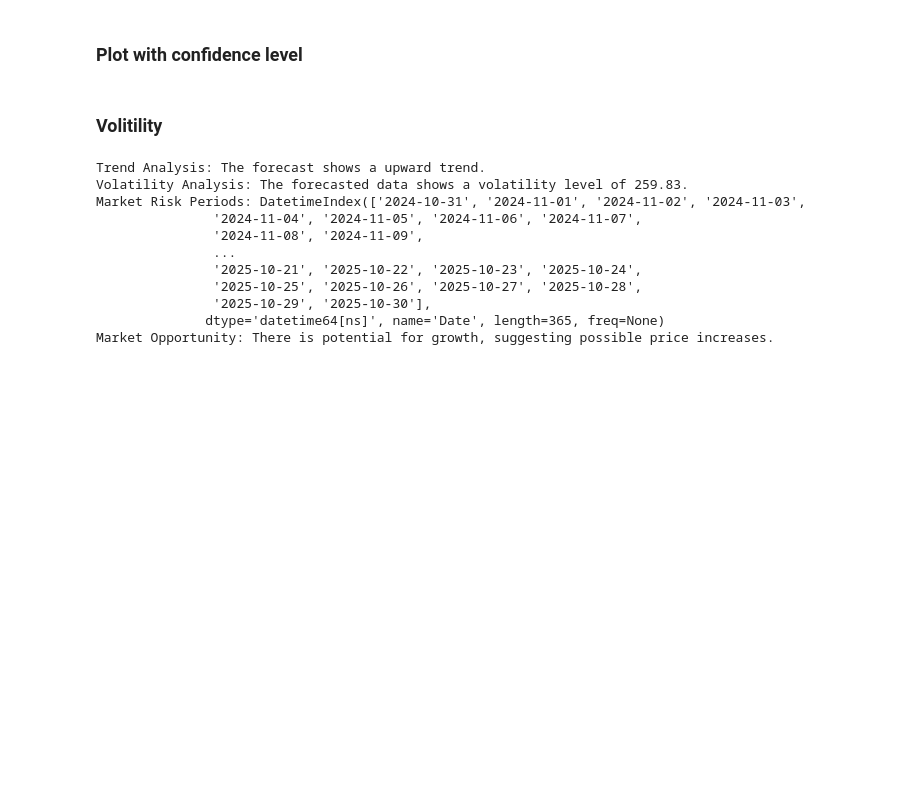
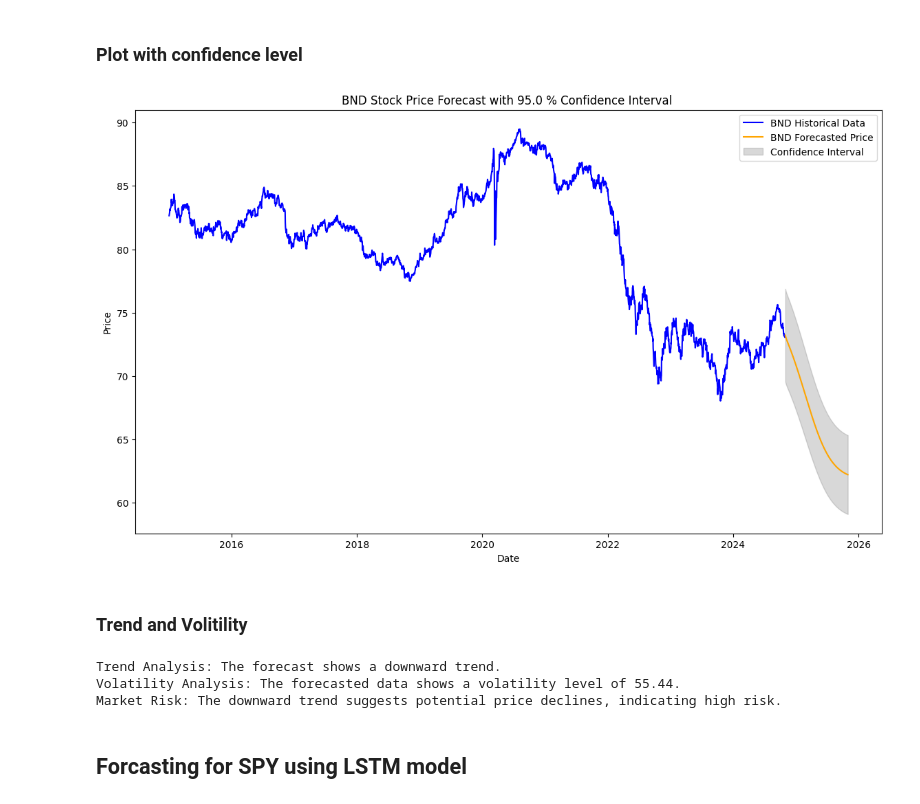
Before and after one commit to wolderufael/Time-Series-Forecasting-for-Portfolio-Management-Optimization, a Jupyter notebook: notebook/Forcast.ipynb, the cells around one changed output. Drawn from its saved outputs; the diff is of its cells as text; code cells hidden in the pictures; blank space fills up the shorter version.

Commit message:
BND and SPY forecast for one year

```diff
--- a/notebook/Forcast.ipynb
+++ b/notebook/Forcast.ipynb
@@ -45,0 +62,4 @@ TSLA_prediction=forecast.lstm_predict_future(stoke_data,'TSLA',model_path,scaler
+# %%
+model_path='models/BND-12-11-2024-11-34-26-00.pkl'
+scaler_path='models/BND-scaler.joblib'
+BND_prediction=forecast.lstm_predict_future(stoke_data,'BND',model_path,scaler_path,365)
@@ -46,38 +84,16 @@ TSLA_prediction=forecast.lstm_predict_future(stoke_data,'TSLA',model_path,scaler
 # %% [markdown]
 ### Plot with confidence level
 # %%
-forecast.plot_forecast('TSLA',stoke_data,TSLA_prediction,0.05)
+forecast.plot_forecast('BND',stoke_data,BND_prediction,0.05)
+# %% [output]
+[figure, added]
 # %% [markdown]
-### **Volitility**
+### **Trend and Volitility**
-# %%
-import numpy as np
-def analyze_forecast(ticker,forecasted_data, confidence_interval=0.05):
-    # Trend Analysis
-    trend = "upward" if forecasted_data[ticker][-1] > forecasted_data[ticker][0] else "downward"
-    print(f"Trend Analysis: The forecast shows a {trend} trend.")
-    variance=forecasted_data[ticker].var()
-    volatility = np.sqrt(variance * 252)
-    # Volatility and Risk Analysis
-    # volatility = (forecasted_data.max() - forecasted_data.min()) / forecasted_data.mean()
-    print(f"Volatility Analysis: The forecasted data shows a volatility level of {volatility:.2f}.")
-
-    # Market Opportunities and Risks
-    if trend == "upward":
-        print("Market Opportunity: There is potential for growth, suggesting possible price increases.")
-    else:
-        print("Market Risk: The downward trend suggests potential price declines, indicating high risk.")
-
-
-analyze_forecast('TSLA',TSLA_prediction)
-# %% [output]
-Trend Analysis: The forecast shows a upward trend.
-Volatility Analysis: The forecasted data shows a volatility level of 259.83.
-Market Risk Periods: DatetimeIndex(['2024-10-31', '2024-11-01', '2024-11-02', '2024-11-03',
-               '2024-11-04', '2024-11-05', '2024-11-06', '2024-11-07',
-               '2024-11-08', '2024-11-09',
-               ...
-               '2025-10-21', '2025-10-22', '2025-10-23', '2025-10-24',
-               '2025-10-25', '2025-10-26', '2025-10-27', '2025-10-28',
-               '2025-10-29', '2025-10-30'],
-              dtype='datetime64[ns]', name='Date', length=365, freq=None)
-Market Opportunity: There is potential for growth, suggesting possible price increases.
+# %%
+forecast.analyze_forecast('BND',BND_prediction)
+# %% [output]
+Trend Analysis: The forecast shows a downward trend.
+Volatility Analysis: The forecasted data shows a volatility level of 55.44.
+Market Risk: The downward trend suggests potential price declines, indicating high risk.
+# %% [markdown]
+## **Forcasting for SPY using LSTM model**
```
Also changed, not shown: parts of 14 cells of this notebook, 1 other file.
